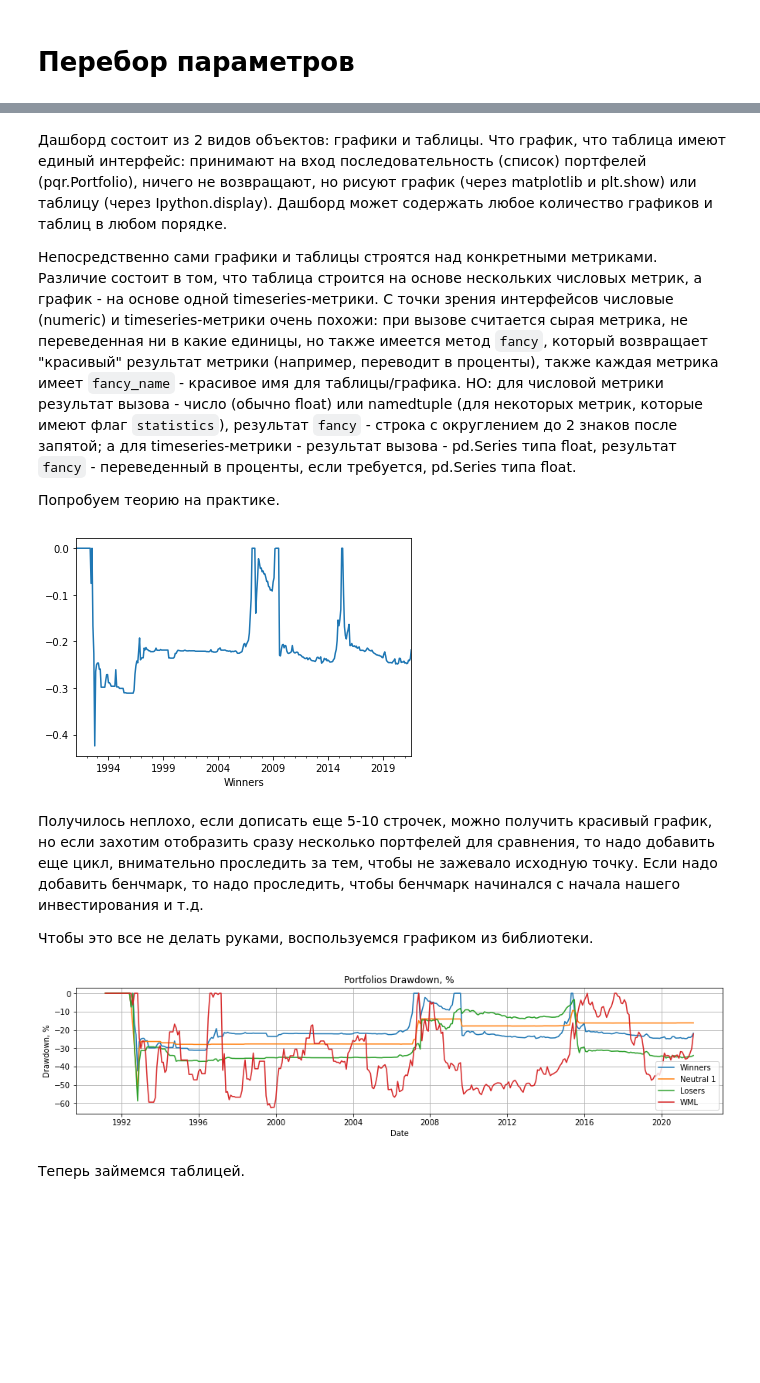
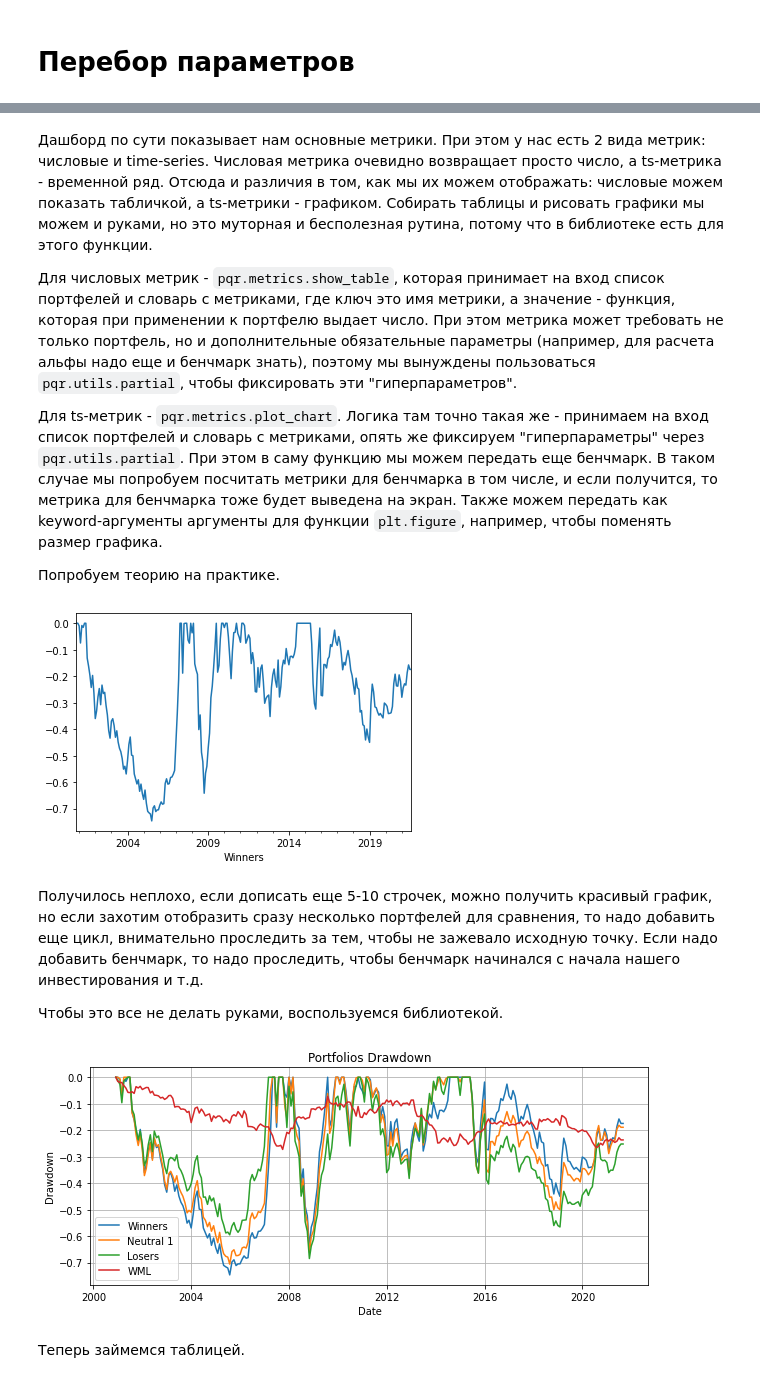
Before and after one commit to atomtosov/pqr, a Jupyter notebook: examples/china_momentum_value.ipynb, the cells around one changed output, grey strips where cells are left out. Drawn from its saved outputs; the diff is of its cells as text; code cells hidden in the pictures; blank space fills up the shorter version.

```diff
--- a/examples/china_momentum_value.ipynb
+++ b/examples/china_momentum_value.ipynb
@@ -117,14 +103,16 @@ plt.grid();
 # %%
-best_mom = pqr.Factor(
-    prices,
-    better="more",
-    preprocessor=dynamic_factor_preprocessor_factory(1, 0, 1)
+best_mom = dynamic_transform_factory(9, 1, 9)(prices)
+best_value = mean_transform_factory(1, 0, 1)(pe)
+
+portfolios_mom = pqr.backtest_factor_portfolios(
+    factor=best_mom,
+    prices=prices,
+    strategies=pqr.split_quantiles(3),
+    add_wml=True,
 )
-best_value = pqr.Factor(
-    pe,
-    better="less",
-    preprocessor=mean_factor_preprocessor_factory(3, 0, 3)
+portfolios_value = pqr.backtest_factor_portfolios(
+    factor=best_value,
+    prices=prices,
+    strategies=pqr.split_quantiles(3),
+    add_wml=True,
 )
-
-portfolios_mom = fm(best_mom, universe)
-portfolios_value = fm(best_value, universe)
@@ -135,25 +121,30 @@ portfolios_value = fm(best_value, universe)
 # %% [markdown]
-Дашборд состоит из 2 видов объектов: графики и таблицы. Что график, что таблица имеют единый интерфейс: принимают на вход последовательность (список) портфелей (pqr.Portfolio), ничего не возвращают, но рисуют график (через matplotlib и plt.show) или таблицу (через Ipython.display). Дашборд может содержать любое количество графиков и таблиц в любом порядке.
+Дашборд по сути показывает нам основные метрики. При этом у нас есть 2 вида метрик: числовые и time-series. Числовая метрика очевидно возвращает просто число, а ts-метрика - временной ряд. Отсюда и различия в том, как мы их можем отображать: числовые можем показать табличкой, а ts-метрики - графиком. Собирать таблицы и рисовать графики мы можем и руками, но это муторная и бесполезная рутина, потому что в библиотеке есть для этого функции.
 
-Непосредственно сами графики и таблицы строятся над конкретными метриками. Различие состоит в том, что таблица строится на основе нескольких числовых метрик, а график - на основе одной timeseries-метрики. С точки зрения интерфейсов числовые (numeric) и timeseries-метрики очень похожи: при вызове считается сырая метрика, не переведенная ни в  какие единицы, но также имеется метод `fancy`, который возвращает "красивый" результат метрики (например, переводит в проценты), также каждая метрика имеет `fancy_name` - красивое имя для таблицы/графика. НО: для числовой метрики результат вызова - число (обычно float) или namedtuple (для некоторых метрик, которые имеют флаг `statistics`), результат `fancy` - строка с округлением до 2 знаков после запятой; а для timeseries-метрики - результат вызова - pd.Series типа float, результат `fancy` - переведенный в проценты, если требуется, pd.Series типа float.
+Для числовых метрик - `pqr.metrics.show_table`, которая принимает на вход список портфелей и словарь с метриками, где ключ это имя метрики, а значение - функция, которая при применении к портфелю выдает число. При этом метрика может требовать не только портфель, но и дополнительные обязательные параметры (например, для расчета альфы надо еще и бенчмарк знать), поэтому мы вынуждены пользоваться `pqr.utils.partial`, чтобы фиксировать эти "гиперпараметров".
+
+Для ts-метрик - `pqr.metrics.plot_chart`. Логика там точно такая же - принимаем на вход список портфелей и словарь с метриками, опять же фиксируем "гиперпараметры" через `pqr.utils.partial`. При этом в саму функцию мы можем передать еще бенчмарк. В таком случае мы попробуем посчитать метрики для бенчмарка в том числе, и если получится, то метрика для бенчмарка тоже будет выведена на экран. Также можем передать как keyword-аргументы аргументы для функции `plt.figure`, например, чтобы поменять размер графика.
 
 Попробуем теорию на практике.
 # %%
 # нарисуем underwater график, который по сути просто считает просадку портфеля во времени
-dd = pqr.metrics.Drawdown()
-dd(portfolios_mom[0]).plot();
+pqr.metrics.drawdown(portfolios_mom[0]).plot();
 # %% [output]
-[figure, old version]
+[figure, new version]
 # %% [markdown]
 Получилось неплохо, если дописать еще 5-10 строчек, можно получить красивый график, но если захотим отобразить сразу несколько портфелей для сравнения, то надо добавить еще цикл, внимательно проследить за тем, чтобы не зажевало исходную точку. Если надо добавить бенчмарк, то надо проследить, чтобы бенчмарк начинался с начала нашего инвестирования и т.д.
 
-Чтобы это все не делать руками, воспользуемся графиком из библиотеки.
+Чтобы это все не делать руками, воспользуемся библиотекой.
 # %%
-underwater = pqr.dash.Graph(metric=dd, figsize=(15, 3))
-
-underwater(portfolios_mom)
+pqr.metrics.plot_chart(
+    portfolios_mom,
+    metrics={
+        "Drawdown": pqr.metrics.drawdown
+    },
+    figsize=(10, 4),
+)
 # %% [output]
-[figure, old version]
+[figure, new version]
 # %% [markdown]
 Теперь займемся таблицей.
 # %%
```
Also changed, not shown: parts of 16 cells of this notebook, 12 other files.
